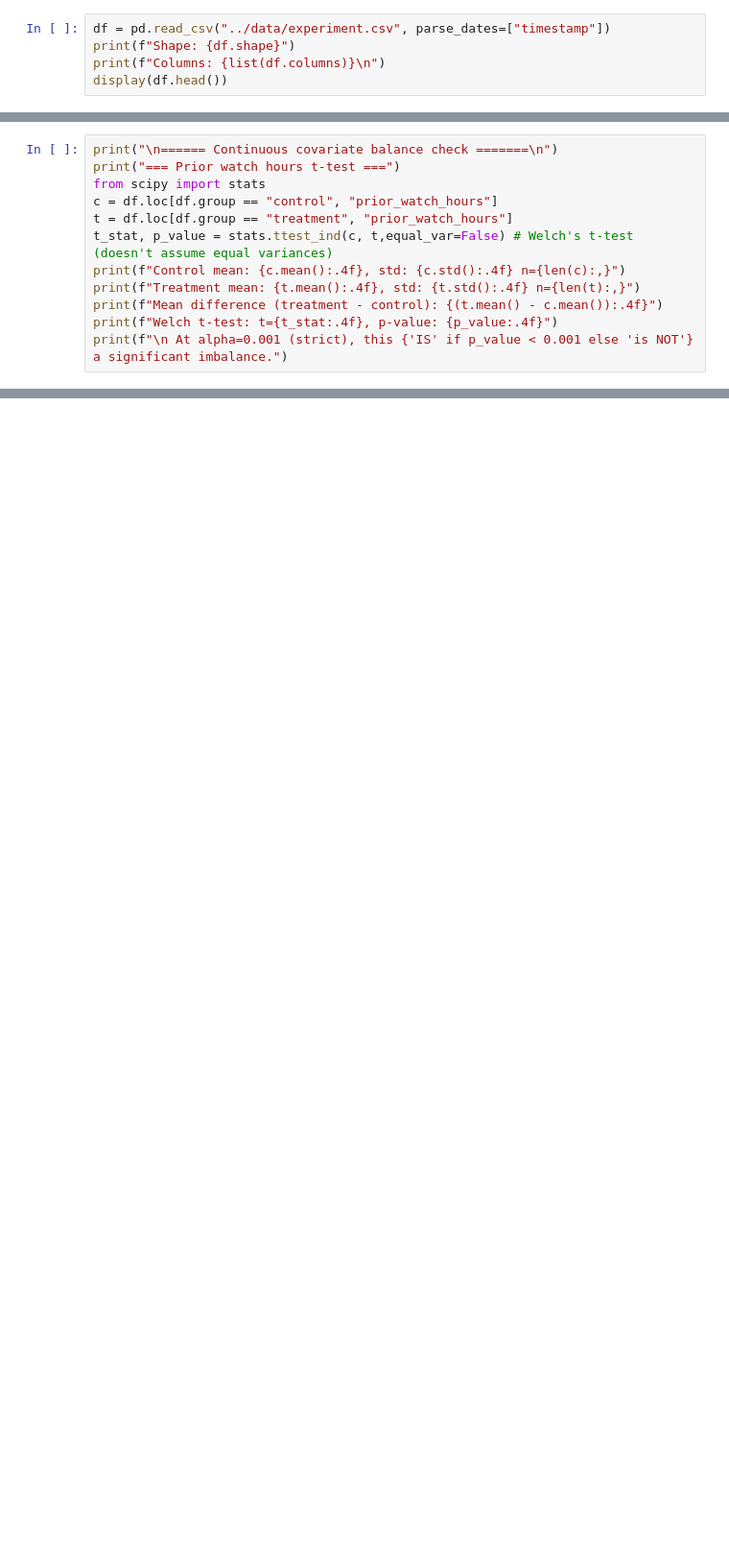
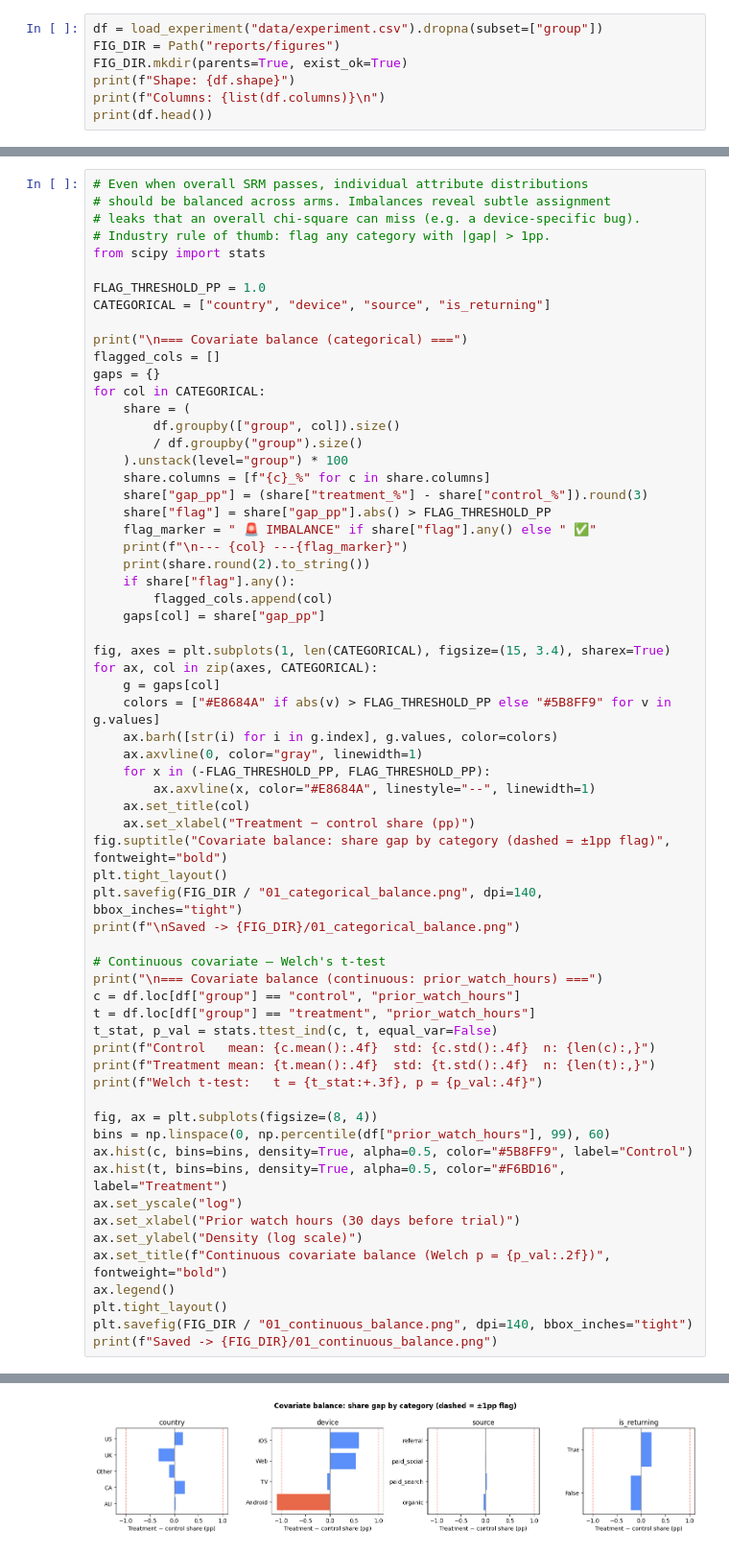
Before and after one commit to janeruxi1/StreamFlix-AB-Testing, a Jupyter notebook: notebooks/01_data_quality.ipynb, the cells around one changed output, grey strips where cells are left out. Shown at 96% size. Saved outputs shown, nothing was run; the diff lists cells and outputs as text; blank space fills up the shorter version.

```diff
--- a/notebooks/01_data_quality.ipynb
+++ b/notebooks/01_data_quality.ipynb
@@ -30,8 +35,10 @@ from src.analysis.sanity_checks import check_srm
 # %%
-df = pd.read_csv("../data/experiment.csv", parse_dates=["timestamp"])
+df = load_experiment("data/experiment.csv").dropna(subset=["group"])
+FIG_DIR = Path("reports/figures")
+FIG_DIR.mkdir(parents=True, exist_ok=True)
 print(f"Shape: {df.shape}")
 print(f"Columns: {list(df.columns)}\n")
-display(df.head())
+print(df.head())
 # %% [output]
 Shape: (100000, 14)
 Columns: ['user_id', 'timestamp', 'group', 'landing_page', 'country', 'device', 'source', 'is_returning', 'prior_watch_hours', 'converted', 'trial_watch_hours', 'distinct_titles', 'day7_active', 'page ...
@@ -203,12 +131,0 @@ there's likely an assignment leak.
-# %%
-print("\n====== Continuous covariate balance check =======\n")
-print("=== Prior watch hours t-test ===")
-from scipy import stats
-c = df.loc[df.group == "control", "prior_watch_hours"]
-t = df.loc[df.group == "treatment", "prior_watch_hours"]
-t_stat, p_value = stats.ttest_ind(c, t,equal_var=False) # Welch's t-test (doesn't assume equal variances)
-print(f"Control mean: {c.mean():.4f}, std: {c.std():.4f} n={len(c):,}")
-print(f"Treatment mean: {t.mean():.4f}, std: {t.std():.4f} n={len(t):,}")
-print(f"Mean difference (treatment - control): {(t.mean() - c.mean()):.4f}")
-print(f"Welch t-test: t={t_stat:.4f}, p-value: {p_value:.4f}")
-print(f"\n At alpha=0.001 (strict), this {'IS' if p_value < 0.001 else 'is NOT'} a significant imbalance.")
@@ -229,0 +134,65 @@ Welch t-test: t=-0.7964, p-value: 0.4258
+# %%
+# Even when overall SRM passes, individual attribute distributions
+# should be balanced across arms. Imbalances reveal subtle assignment
+# leaks that an overall chi-square can miss (e.g. a device-specific bug).
+# Industry rule of thumb: flag any category with |gap| > 1pp.
+from scipy import stats
+
+FLAG_THRESHOLD_PP = 1.0
+CATEGORICAL = ["country", "device", "source", "is_returning"]
+
+print("\n=== Covariate balance (categorical) ===")
+flagged_cols = []
+gaps = {}
+for col in CATEGORICAL:
+    share = (
+        df.groupby(["group", col]).size()
+        / df.groupby("group").size()
+    ).unstack(level="group") * 100
+    share.columns = [f"{c}_%" for c in share.columns]
+    share["gap_pp"] = (share["treatment_%"] - share["control_%"]).round(3)
+    share["flag"] = share["gap_pp"].abs() > FLAG_THRESHOLD_PP
+    flag_marker = " 🚨 IMBALANCE" if share["flag"].any() else " ✅"
+    print(f"\n--- {col} ---{flag_marker}")
+    print(share.round(2).to_string())
+    if share["flag"].any():
+        flagged_cols.append(col)
+    gaps[col] = share["gap_pp"]
+
+fig, axes = plt.subplots(1, len(CATEGORICAL), figsize=(15, 3.4), sharex=True)
+for ax, col in zip(axes, CATEGORICAL):
+    g = gaps[col]
+    colors = ["#E8684A" if abs(v) > FLAG_THRESHOLD_PP else "#5B8FF9" for v in g.values]
+    ax.barh([str(i) for i in g.index], g.values, color=colors)
+    ax.axvline(0, color="gray", linewidth=1)
+    for x in (-FLAG_THRESHOLD_PP, FLAG_THRESHOLD_PP):
+        ax.axvline(x, color="#E8684A", linestyle="--", linewidth=1)
+    ax.set_title(col)
+    ax.set_xlabel("Treatment − control share (pp)")
+fig.suptitle("Covariate balance: share gap by category (dashed = ±1pp flag)", fontweight="bold")
+plt.tight_layout()
+plt.savefig(FIG_DIR / "01_categorical_balance.png", dpi=140, bbox_inches="tight")
+print(f"\nSaved -> {FIG_DIR}/01_categorical_balance.png")
+
+# Continuous covariate — Welch's t-test
+print("\n=== Covariate balance (continuous: prior_watch_hours) ===")
+c = df.loc[df["group"] == "control", "prior_watch_hours"]
+t = df.loc[df["group"] == "treatment", "prior_watch_hours"]
+t_stat, p_val = stats.ttest_ind(c, t, equal_var=False)
+print(f"Control   mean: {c.mean():.4f}  std: {c.std():.4f}  n: {len(c):,}")
+print(f"Treatment mean: {t.mean():.4f}  std: {t.std():.4f}  n: {len(t):,}")
+print(f"Welch t-test:   t = {t_stat:+.3f}, p = {p_val:.4f}")
+
+fig, ax = plt.subplots(figsize=(8, 4))
+bins = np.linspace(0, np.percentile(df["prior_watch_hours"], 99), 60)
+ax.hist(c, bins=bins, density=True, alpha=0.5, color="#5B8FF9", label="Control")
+ax.hist(t, bins=bins, density=True, alpha=0.5, color="#F6BD16", label="Treatment")
+ax.set_yscale("log")
+ax.set_xlabel("Prior watch hours (30 days before trial)")
+ax.set_ylabel("Density (log scale)")
+ax.set_title(f"Continuous covariate balance (Welch p = {p_val:.2f})", fontweight="bold")
+ax.legend()
+plt.tight_layout()
+plt.savefig(FIG_DIR / "01_continuous_balance.png", dpi=140, bbox_inches="tight")
+print(f"Saved -> {FIG_DIR}/01_continuous_balance.png")
+# %% [output]
@@ -229,0 +216 @@ Welch t-test: t=-0.7964, p-value: 0.4258
+[figure, added]
```
Also changed, not shown: parts of 24 cells of this notebook, 35 other files.
